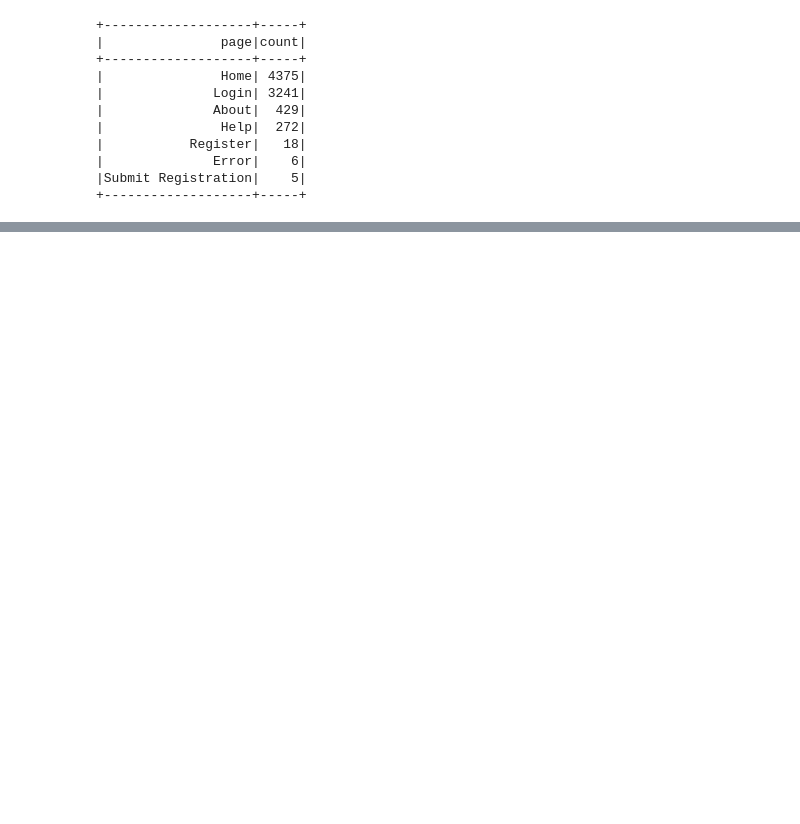
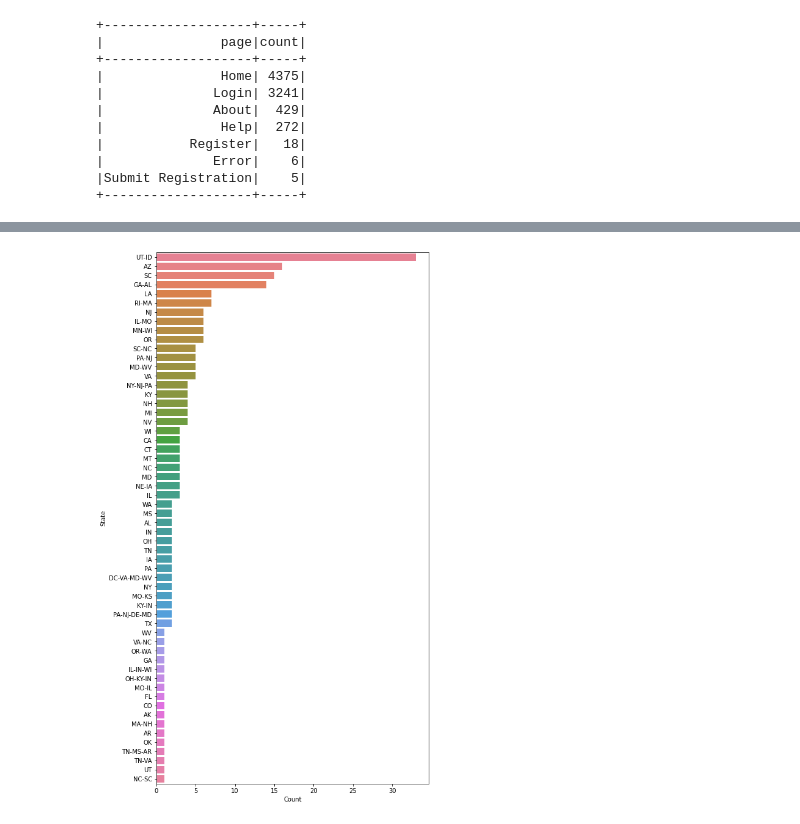
Before and after one commit to MareikeHeller/sparkify-customer-churn, a Jupyter notebook: sparkify-customer-churn.ipynb, the cells around one changed output, grey strips where cells are left out. Cells and saved outputs as stored; diff of their text form; code cells hidden in the pictures; blank space fills up the shorter version.

```diff
--- a/sparkify-customer-churn.ipynb
+++ b/sparkify-customer-churn.ipynb
@@ -109,0 +501,9 @@ The dataset is reduced to 278154 rows.
+# %%
+location = df_clean.select('state','userId') \
+                 .dropDuplicates() \
+                 .groupby('state') \
+                 .count()
+
+plot_bar_chart(location,'count','state', size=(8,16), color='husl')
+# %% [output]
+[figure, added]
```
Also changed, not shown: parts of 53 cells of this notebook.
